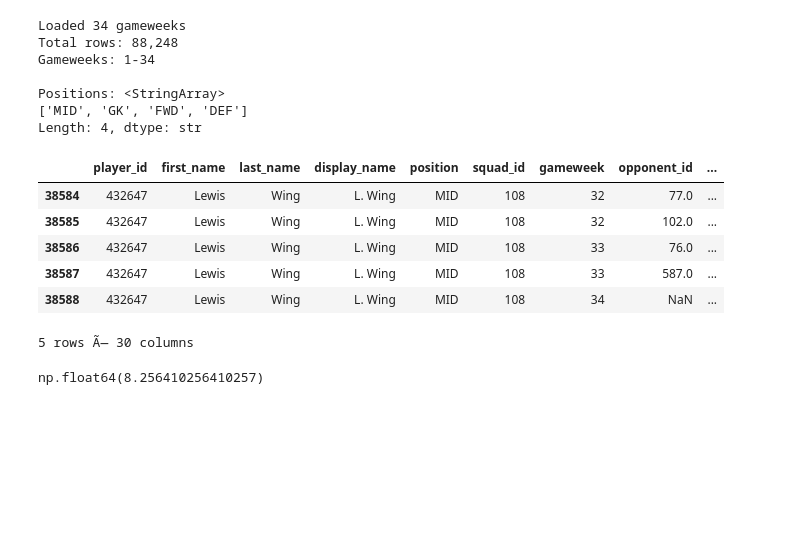
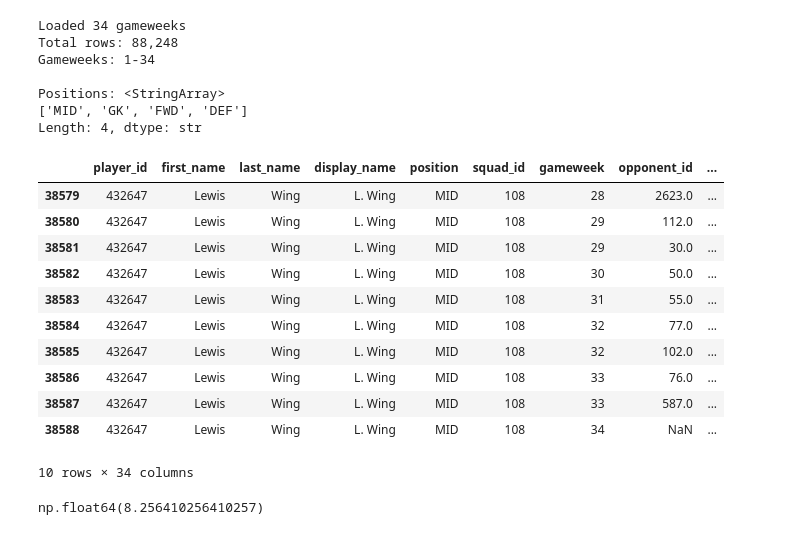
Before and after one commit to JackD141/efl-site, a Jupyter notebook: ml/predict_points.ipynb, the cells around one changed output. Cells and saved outputs as stored; diff of their text form; code cells hidden in the pictures; blank space fills up the shorter version.

```diff
--- a/ml/predict_points.ipynb
+++ b/ml/predict_points.ipynb
@@ -51,15 +51,20 @@ Positions: <StringArray>
 ['MID', 'GK', 'FWD', 'DEF']
 Length: 4, dtype: str
 # %%
-df[df['display_name'] == 'L. Wing'].tail()
+df[df['display_name'] == 'L. Wing'].tail(10)
 # %% [output]
 |  | player_id | first_name | last_name | display_name | position | squad_id | gameweek | opponent_id | ... |
+| 38579 | 432647 | Lewis | Wing | L. Wing | MID | 108 | 28 | 2623.0 | ... |
+| 38580 | 432647 | Lewis | Wing | L. Wing | MID | 108 | 29 | 112.0 | ... |
+| 38581 | 432647 | Lewis | Wing | L. Wing | MID | 108 | 29 | 30.0 | ... |
+| 38582 | 432647 | Lewis | Wing | L. Wing | MID | 108 | 30 | 50.0 | ... |
+| 38583 | 432647 | Lewis | Wing | L. Wing | MID | 108 | 31 | 55.0 | ... |
 | 38584 | 432647 | Lewis | Wing | L. Wing | MID | 108 | 32 | 77.0 | ... |
 | 38585 | 432647 | Lewis | Wing | L. Wing | MID | 108 | 32 | 102.0 | ... |
 | 38586 | 432647 | Lewis | Wing | L. Wing | MID | 108 | 33 | 76.0 | ... |
 | 38587 | 432647 | Lewis | Wing | L. Wing | MID | 108 | 33 | 587.0 | ... |
 | 38588 | 432647 | Lewis | Wing | L. Wing | MID | 108 | 34 | NaN | ... |
-5 rows Ã— 30 columns
+10 rows × 34 columns
 # %%
 df[df['display_name'] == 'L. Wing']['points'].mean()
 # %% [output]
```
Also changed, not shown: parts of 1 cell of this notebook.
